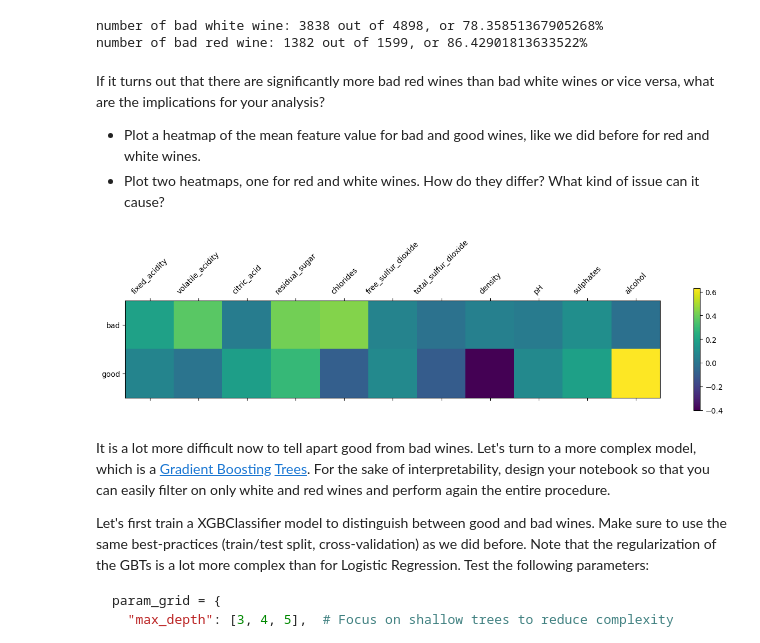
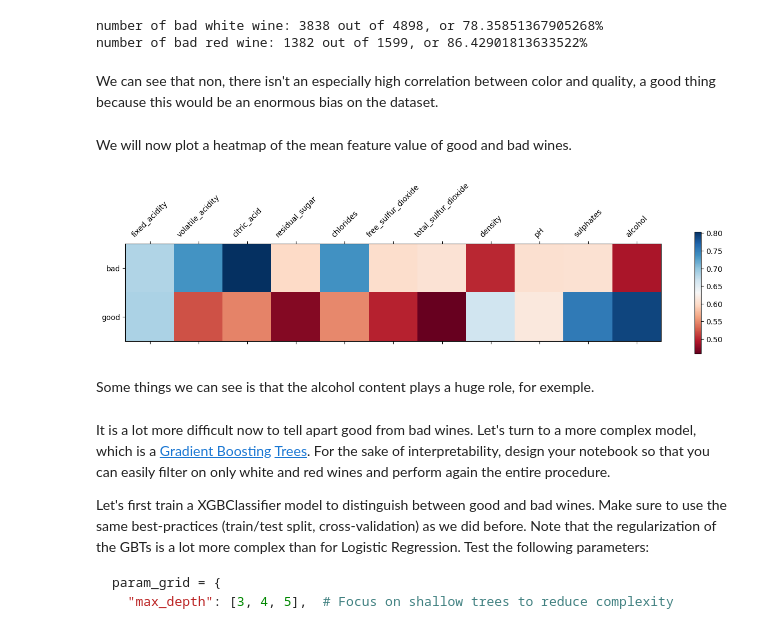
Before and after one commit to hei-isc-ml-stud/w4-isc-ml-Eteroclia, a Jupyter notebook: week4-assignment.ipynb, the cells around one changed output. Drawn from its saved outputs; the diff is of its cells as text; code cells hidden in the pictures.

```diff
--- a/week4-assignment.ipynb
+++ b/week4-assignment.ipynb
@@ -582,22 +572,23 @@ print(f"number of bad red wine: {red[red["quality"]=="bad"]["quality"].count()}
 # %% [output]
 number of bad white wine: 3838 out of 4898, or 78.35851367905268%
 number of bad red wine: 1382 out of 1599, or 86.42901813633522%
-# %% [markdown]
-If it turns out that there are significantly more bad red wines than bad white wines or vice versa, what are the implications for your analysis?
-
-- Plot a heatmap of the mean feature value for bad and good wines, like we did before for red and white wines.
-- Plot two heatmaps, one for red and white wines. How do they differ? What kind of issue can it cause?
+# %% [markdown]
+We can see that non, there isn't an especially high correlation between color and quality, a good thing because this would be an enormous bias on the dataset.
+# %% [markdown]
+We will now plot a heatmap of the mean feature value of good and bad wines.
 # %%
-X_bad_mean=X_resc_quality[X_resc_quality["quality"]=="bad"].drop(["quality","color"],axis=1).mean()
-X_good_mean=X_resc_quality[X_resc_quality["quality"]=="good"].drop(["quality","color"],axis=1).mean()
+X_bad_mean=X_resc_quality[X_resc_quality["quality"]=="bad"].drop(["quality","color"],axis=1).abs().mean()
+X_good_mean=X_resc_quality[X_resc_quality["quality"]=="good"].drop(["quality","color"],axis=1).abs().mean()
 res2=pd.DataFrame({"bad":X_bad_mean,"good":X_good_mean})
-plt.matshow(res2.transpose())
+plt.matshow(res2.transpose(),cmap="RdBu")
 plt.xticks(labels=list(X.drop("color",axis=1)),ticks=range(0,11),rotation=45)
 plt.yticks(labels=["bad","good"],ticks=[0,1])
 plt.colorbar()
 plt.show()
 # %% [output]
-[figure, old version]
+[figure, new version]
+# %% [markdown]
+Some things we can see is that the alcohol content plays a huge role, for exemple.
 # %% [markdown]
 It is a lot more difficult now to tell apart good from bad wines. Let's turn to a more complex model, which is a [Gradient Boosting](https://en.wikipedia.org/wiki/Gradient_boosting) [Trees](https://xgboost.readthedocs.io/en/stable/tutorials/model.html). For the sake of interpretability, design your notebook so that you can easily filter on only white and red wines and perform again the entire procedure.
 
```
Also changed, not shown: parts of 109 cells of this notebook, 1 other file.
